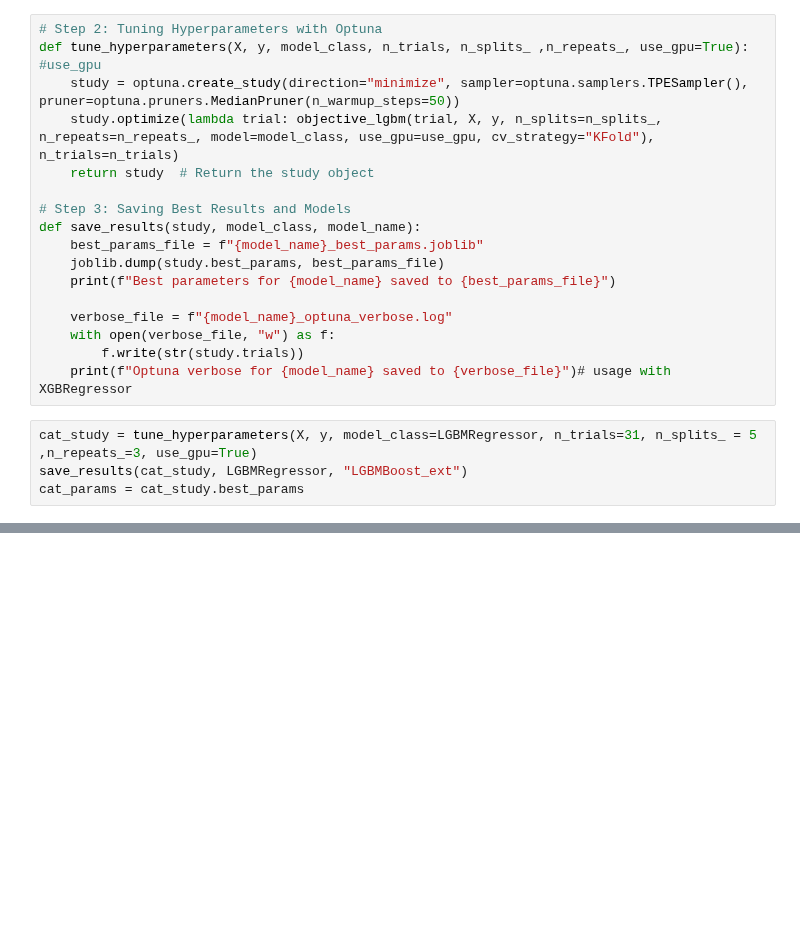
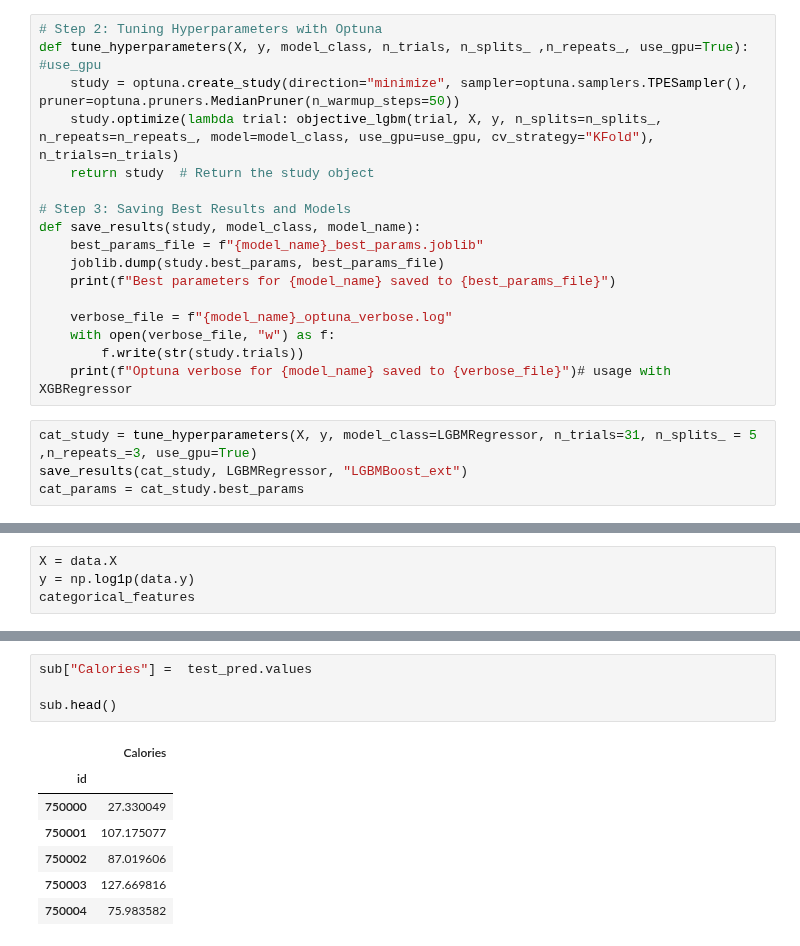
Before and after one commit to fabriziobasso/Colab_backup, a Jupyter notebook: File_02_Calories_NN.ipynb, the cells around one changed output, grey strips where cells are left out. Drawn from its saved outputs; the diff is of its cells as text; blank space fills up the shorter version.

```diff
--- a/File_02_Calories_NN.ipynb
+++ b/File_02_Calories_NN.ipynb
@@ -2829,0 +3035,4 @@ cat_params = cat_study.best_params
+# %%
+X = data.X
+y = np.log1p(data.y)
+categorical_features
@@ -2829,0 +3110,12 @@ cat_params = cat_study.best_params
+# %%
+sub["Calories"] =  test_pred.values
+
+sub.head()
+# %% [output]
+|  | Calories |
+| id |  |
+| 750000 | 27.330049 |
+| 750001 | 107.175077 |
+| 750002 | 87.019606 |
+| 750003 | 127.669816 |
+| 750004 | 75.983582 |
```
Also changed, not shown: parts of 48 cells of this notebook.
